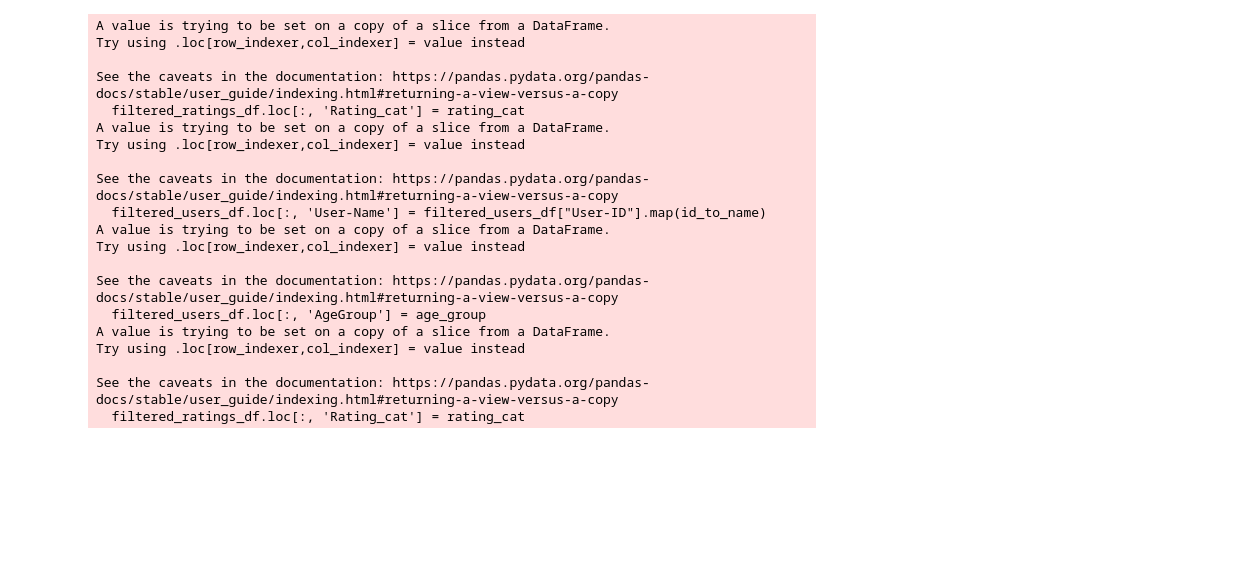
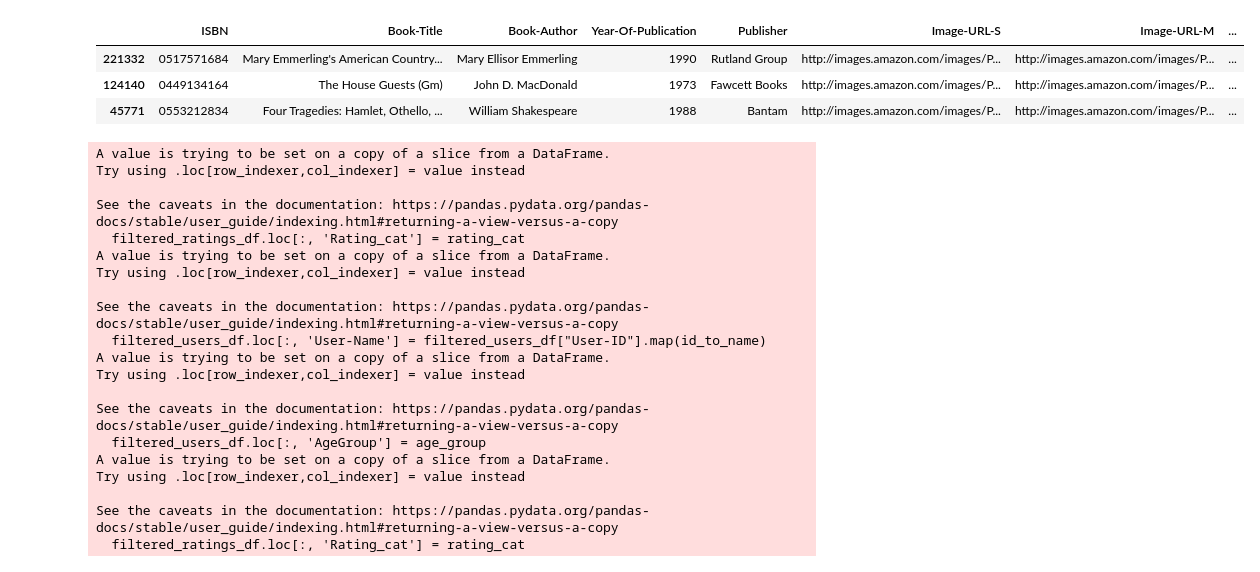
Before and after one commit to m-groenborg/hadithi, a Jupyter notebook: dev.io/notebooks/graph.ipynb, the cells around one changed output. Drawn from its saved outputs; the diff is of its cells as text; code cells hidden in the pictures; blank space fills up the shorter version.

```diff
--- a/dev.io/notebooks/graph.ipynb
+++ b/dev.io/notebooks/graph.ipynb
@@ -20,6 +20,13 @@ DATA_DIR = Path("assets/books.zip")
 with ZipFile(DATA_DIR) as z:
     files = (file for file in z.namelist() if Path(file).suffix == ".csv")
     data = {Path(file).stem.lower(): pd.read_csv(z.extract(file),low_memory=False) for file in files}
+# %%
+data.get("books").sample(3)
+# %% [output]
+|  | ISBN | Book-Title | Book-Author | Year-Of-Publication | Publisher | Image-URL-S | Image-URL-M | ... |
+| 221332 | 0517571684 | Mary Emmerling's American Country... | Mary Ellisor Emmerling | 1990 | Rutland Group | http://images.amazon.com/images/P... | http://images.amazon.com/images/P... | ... |
+| 124140 | 0449134164 | The House Guests (Gm) | John D. MacDonald | 1973 | Fawcett Books | http://images.amazon.com/images/P... | http://images.amazon.com/images/P... | ... |
+| 45771 | 0553212834 | Four Tragedies: Hamlet, Othello, ... | William Shakespeare | 1988 | Bantam | http://images.amazon.com/images/P... | http://images.amazon.com/images/P... | ... |
 # %%
 def generate_names(unique_ids: set[str]) -> dict[str, str]:
 
```
Also changed, not shown: parts of 49 cells of this notebook.
